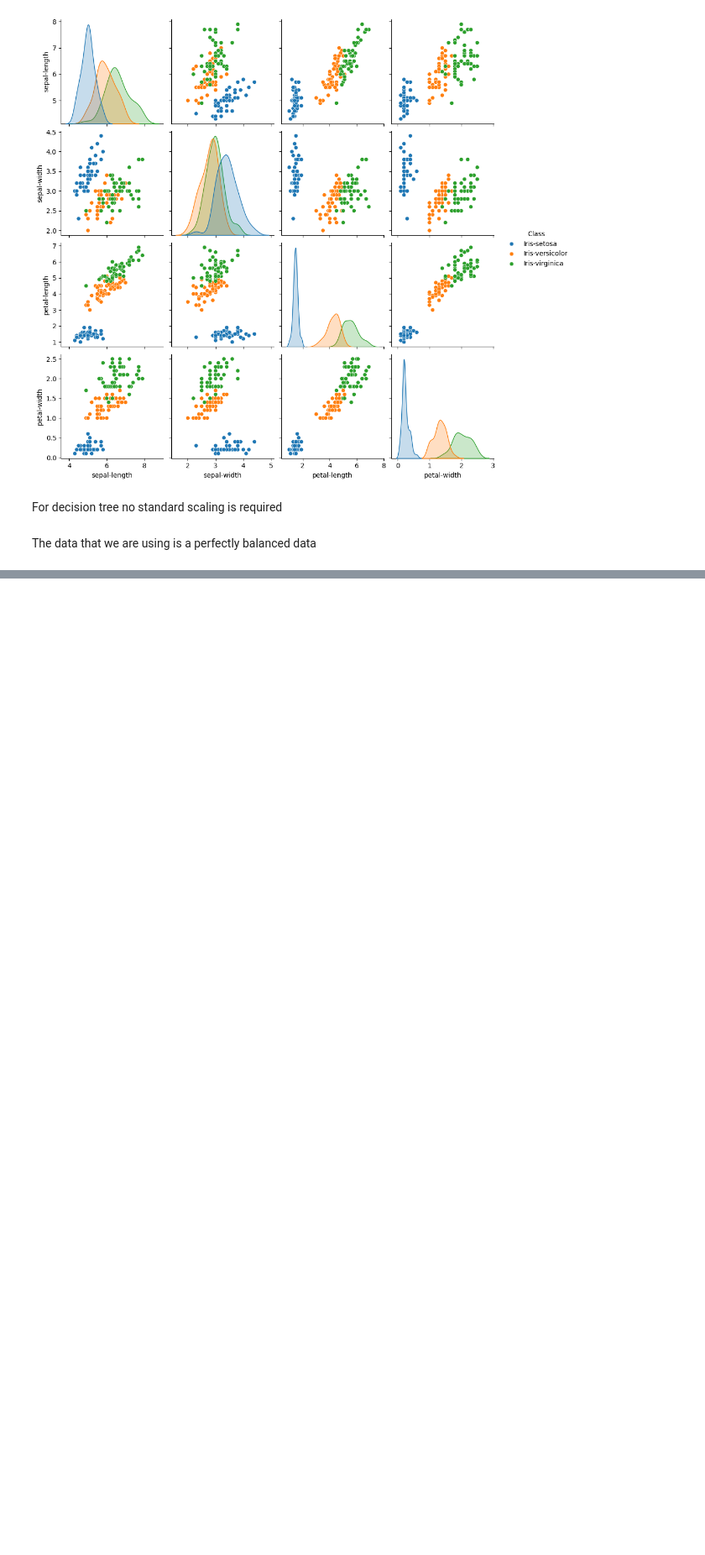
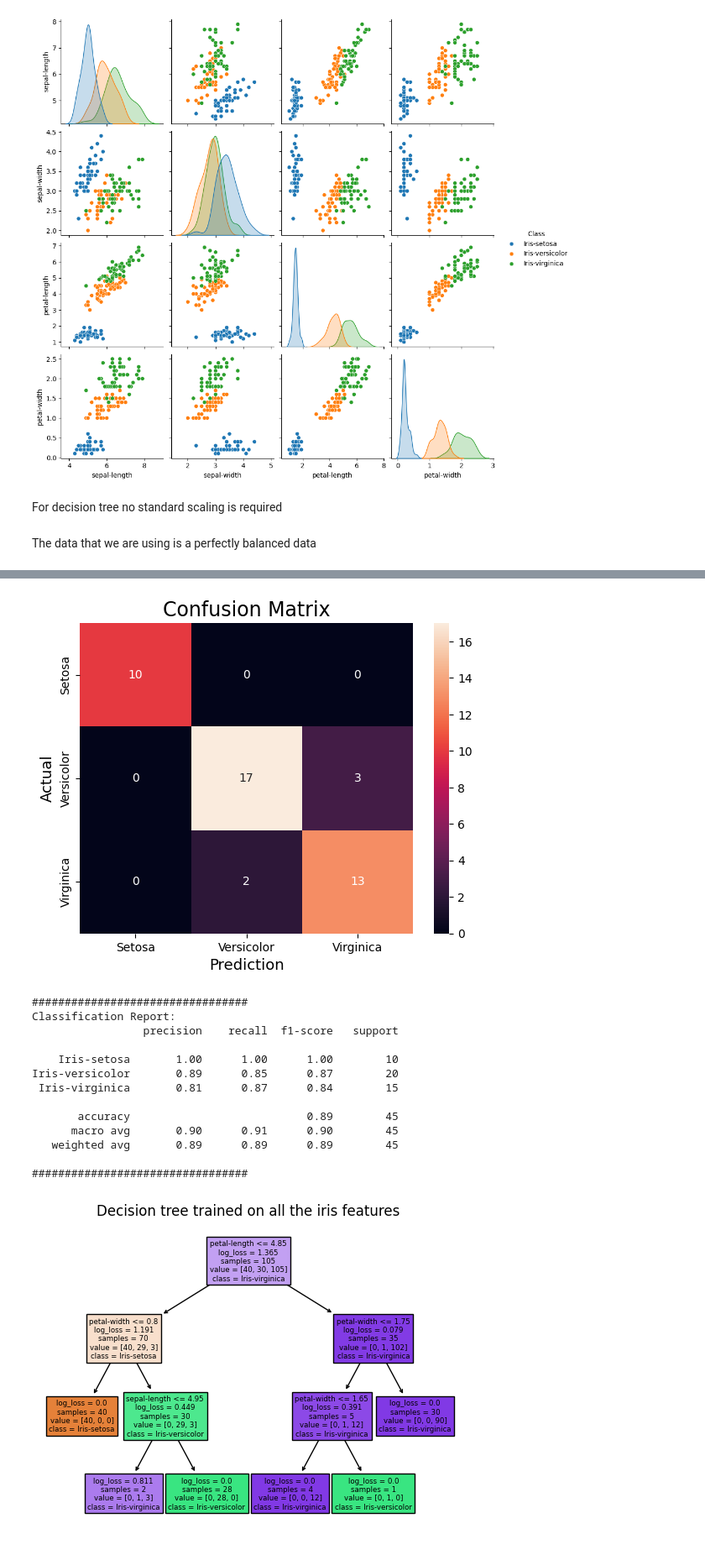
Before and after one commit to FOUNDMYPATH/Machine-Learning, a Jupyter notebook: DecisionTree.ipynb, the cells around one changed output, grey strips where cells are left out. Shown at 84% size. Saved outputs shown, nothing was run; the diff lists cells and outputs as text; code cells hidden in the pictures; blank space fills up the shorter version.

```diff
--- a/DecisionTree.ipynb
+++ b/DecisionTree.ipynb
@@ -53,4 +54,6 @@ start = time.time()
 clf2 = DecisionTreeClassifier(criterion = "log_loss",max_depth=3)
 end = time.time()
 print("log-loss",end-start)
+
+clf_weight = DecisionTreeClassifier(criterion = "log_loss",max_depth=3,class_weight={'Iris-setosa':1,'Iris-versicolor':1,'Iris-virginica':3})
 # %% [output]
@@ -67,4 +70,5 @@ def fit_model(model,*args,**kwargs):
 fit_model(clf,X_train,y_train)
 fit_model(clf1,X_train,y_train)
 fit_model(clf2,X_train,y_train)
+fit_model(clf_weight,X_train,y_train)
 # %% [output]
@@ -188,0 +166,19 @@ Iris-versicolor       0.94      0.94      0.94        16
+# %%
+y_pred = clf_weight.predict(X_test)
+final_metrics(clf_weight,y_test, y_pred,['Setosa','Versicolor', 'Virginica'],['Setosa','Versicolor', 'Virginica'])
+# %% [output]
+[figure, added]
+#################################
+Classification Report:
+                 precision    recall  f1-score   support
+
+    Iris-setosa       1.00      1.00      1.00        10
+Iris-versicolor       0.89      0.85      0.87        20
+ Iris-virginica       0.81      0.87      0.84        15
+
+       accuracy                           0.89        45
+      macro avg       0.90      0.91      0.90        45
+   weighted avg       0.89      0.89      0.89        45
+
+#################################
+[figure, added]
```
Also changed, not shown: parts of 13 cells of this notebook.
